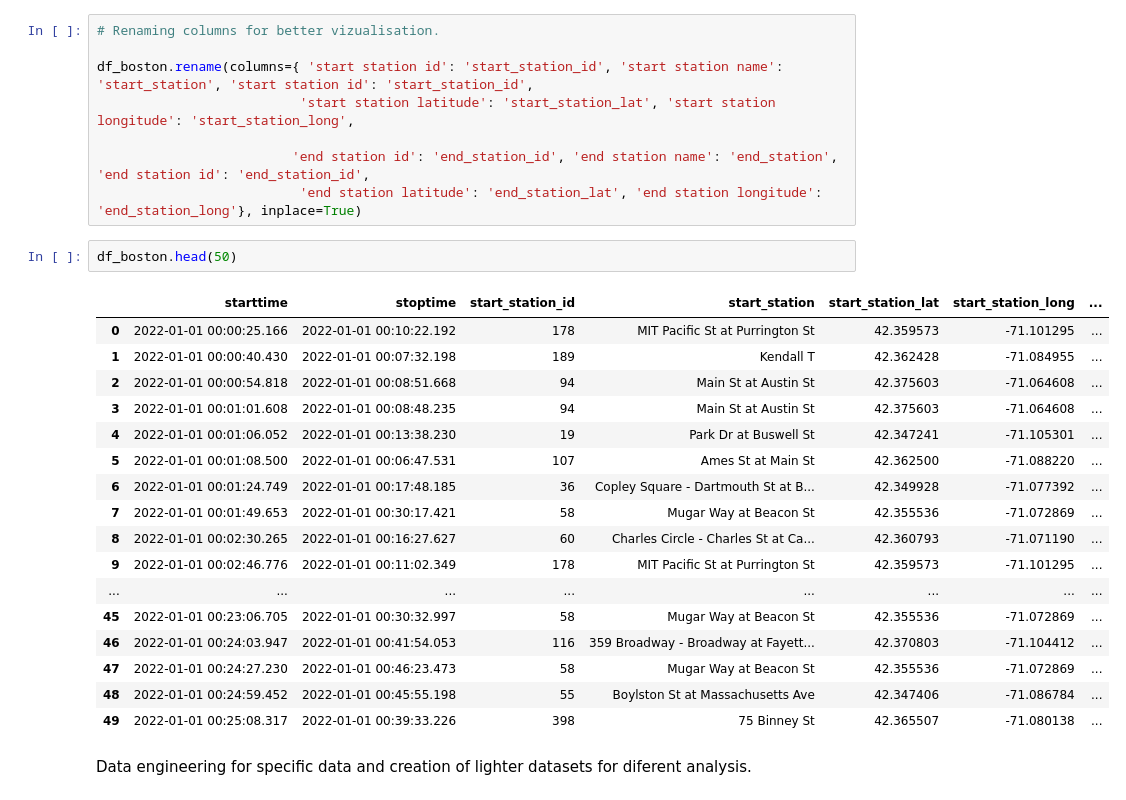
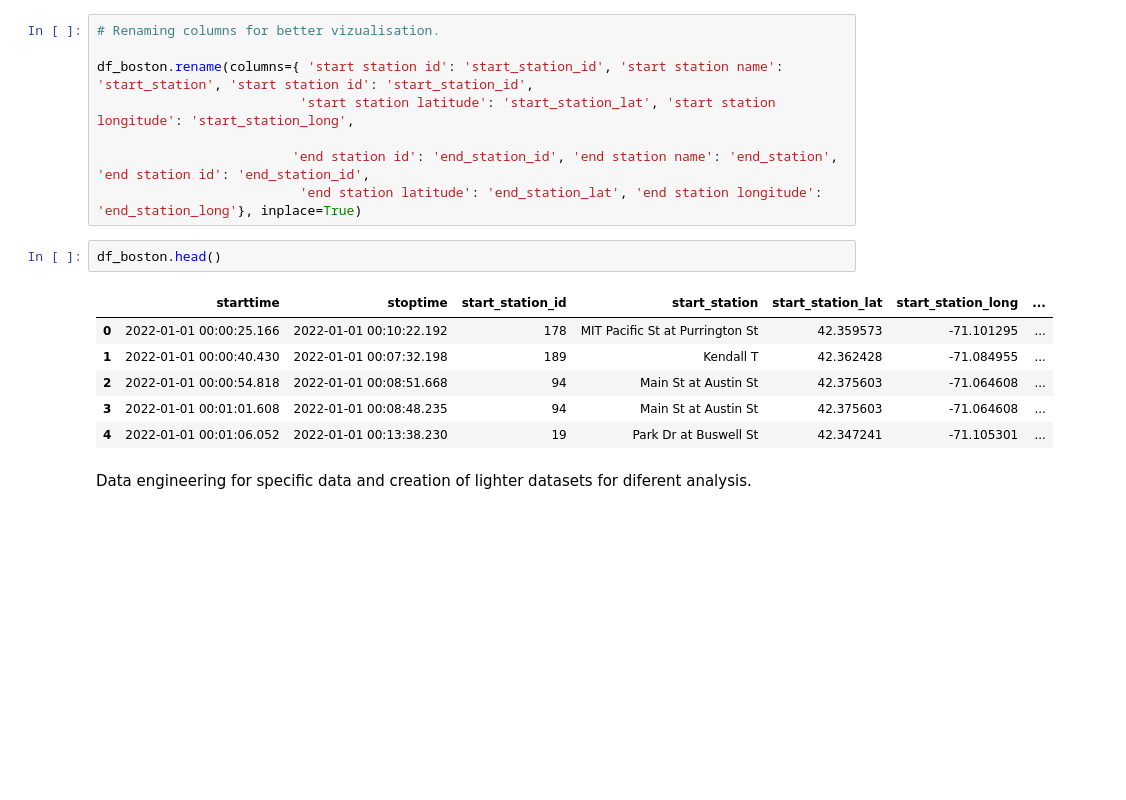
Before and after one commit to raphaelElearning/MSC_DA_Repeat, a Jupyter notebook: 2020100_MSC_DA_Repeat.ipynb, the cells around one changed output. Drawn from its saved outputs; the diff is of its cells as text; blank space fills up the shorter version.

```diff
--- a/2020100_MSC_DA_Repeat.ipynb
+++ b/2020100_MSC_DA_Repeat.ipynb
@@ -323,25 +323,14 @@ df_boston.rename(columns={ 'start station id': 'start_station_id', 'start statio
                          'end station id': 'end_station_id', 'end station name': 'end_station', 'end station id': 'end_station_id',
                           'end station latitude': 'end_station_lat', 'end station longitude': 'end_station_long'}, inplace=True)
 # %%
-df_boston.head(50)
+df_boston.head()
 # %% [output]
 |  | starttime | stoptime | start_station_id | start_station | start_station_lat | start_station_long | ... |
 | 0 | 2022-01-01 00:00:25.166 | 2022-01-01 00:10:22.192 | 178 | MIT Pacific St at Purrington St | 42.359573 | -71.101295 | ... |
 | 1 | 2022-01-01 00:00:40.430 | 2022-01-01 00:07:32.198 | 189 | Kendall T | 42.362428 | -71.084955 | ... |
 | 2 | 2022-01-01 00:00:54.818 | 2022-01-01 00:08:51.668 | 94 | Main St at Austin St | 42.375603 | -71.064608 | ... |
 | 3 | 2022-01-01 00:01:01.608 | 2022-01-01 00:08:48.235 | 94 | Main St at Austin St | 42.375603 | -71.064608 | ... |
 | 4 | 2022-01-01 00:01:06.052 | 2022-01-01 00:13:38.230 | 19 | Park Dr at Buswell St | 42.347241 | -71.105301 | ... |
-| 5 | 2022-01-01 00:01:08.500 | 2022-01-01 00:06:47.531 | 107 | Ames St at Main St | 42.362500 | -71.088220 | ... |
-| 6 | 2022-01-01 00:01:24.749 | 2022-01-01 00:17:48.185 | 36 | Copley Square - Dartmouth St at B... | 42.349928 | -71.077392 | ... |
-| 7 | 2022-01-01 00:01:49.653 | 2022-01-01 00:30:17.421 | 58 | Mugar Way at Beacon St | 42.355536 | -71.072869 | ... |
-| 8 | 2022-01-01 00:02:30.265 | 2022-01-01 00:16:27.627 | 60 | Charles Circle - Charles St at Ca... | 42.360793 | -71.071190 | ... |
-| 9 | 2022-01-01 00:02:46.776 | 2022-01-01 00:11:02.349 | 178 | MIT Pacific St at Purrington St | 42.359573 | -71.101295 | ... |
-| ... | ... | ... | ... | ... | ... | ... | ... |
-| 45 | 2022-01-01 00:23:06.705 | 2022-01-01 00:30:32.997 | 58 | Mugar Way at Beacon St | 42.355536 | -71.072869 | ... |
-| 46 | 2022-01-01 00:24:03.947 | 2022-01-01 00:41:54.053 | 116 | 359 Broadway - Broadway at Fayett... | 42.370803 | -71.104412 | ... |
-| 47 | 2022-01-01 00:24:27.230 | 2022-01-01 00:46:23.473 | 58 | Mugar Way at Beacon St | 42.355536 | -71.072869 | ... |
-| 48 | 2022-01-01 00:24:59.452 | 2022-01-01 00:45:55.198 | 55 | Boylston St at Massachusetts Ave | 42.347406 | -71.086784 | ... |
-| 49 | 2022-01-01 00:25:08.317 | 2022-01-01 00:39:33.226 | 398 | 75 Binney St | 42.365507 | -71.080138 | ... |
 # %% [markdown]
 Data engineering for specific data and creation of lighter datasets for diferent analysis.
 # %% [markdown]
```
Also changed, not shown: parts of 32 cells of this notebook, 3 other files.
